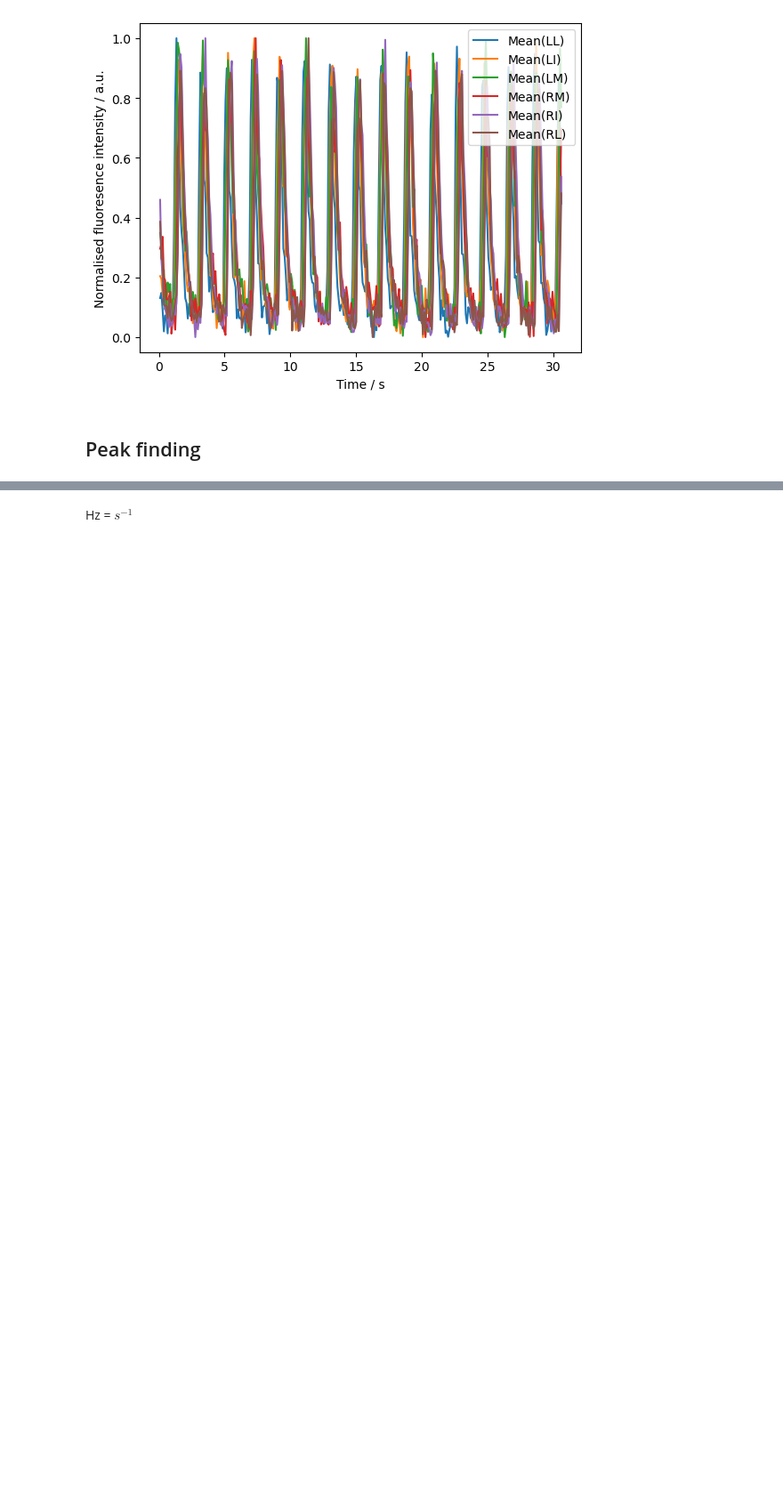
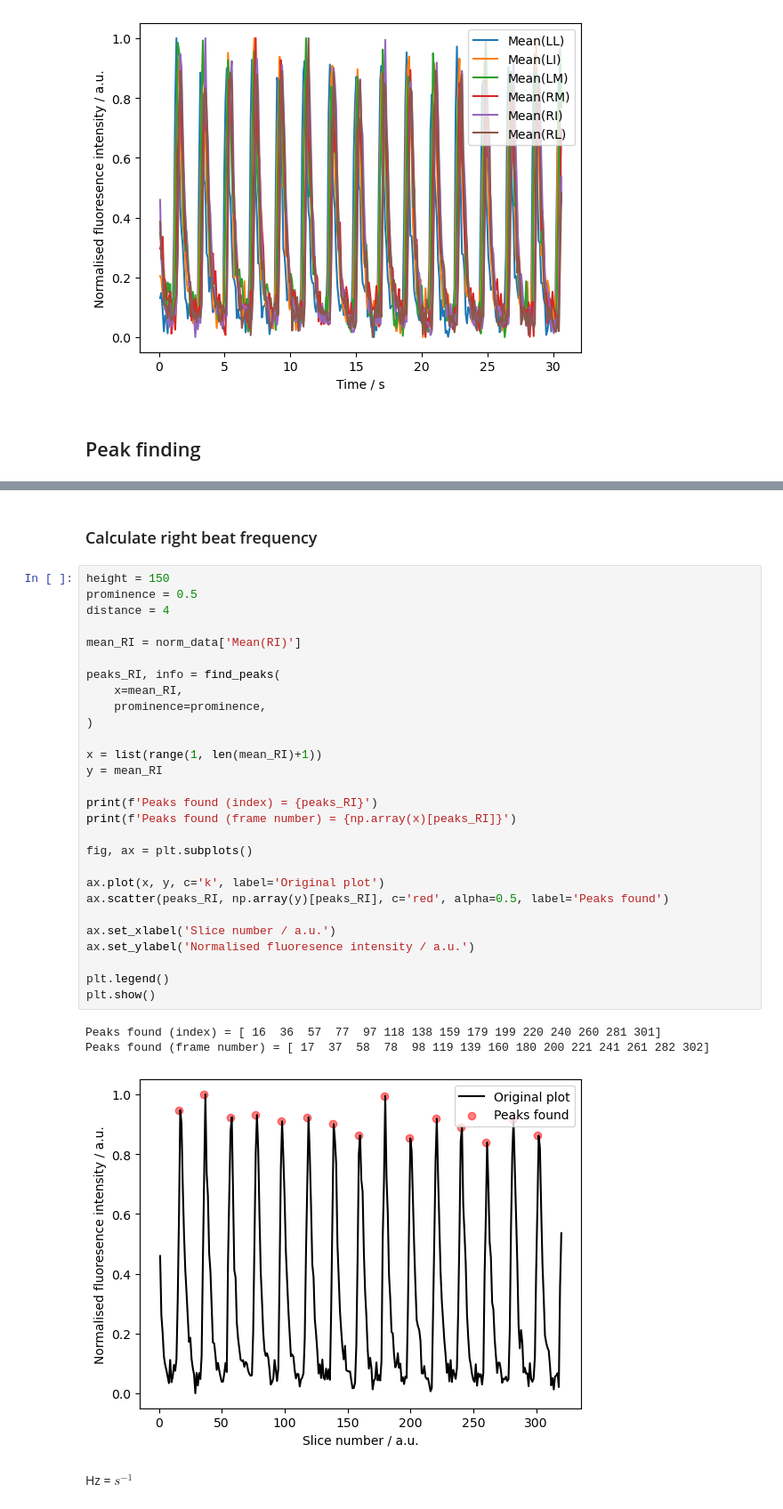
Before and after one commit to KarinaLo747/first_heartbeat, a Jupyter notebook: pipeline.ipynb, the cells around one changed output, grey strips where cells are left out. Shown: that part at 89% size. Cells and saved outputs as stored; diff of their text form; blank space fills up the shorter version.

Commit message:
right beat frequency calculated

```diff
--- a/pipeline.ipynb
+++ b/pipeline.ipynb
@@ -182,3 +190,37 @@ Peaks found (frame number) = [ 16  35  55  76  96 117 138 158 179 199 219 239 25
+# %% [markdown]
+### Calculate right beat frequency
+# %%
+height = 150
+prominence = 0.5
+distance = 4
+
+mean_RI = norm_data['Mean(RI)']
+
+peaks_RI, info = find_peaks(
+    x=mean_RI,
+    prominence=prominence,
+)
+
+x = list(range(1, len(mean_RI)+1))
+y = mean_RI
+
+print(f'Peaks found (index) = {peaks_RI}')
+print(f'Peaks found (frame number) = {np.array(x)[peaks_RI]}')
+
+fig, ax = plt.subplots()
+
+ax.plot(x, y, c='k', label='Original plot')
+ax.scatter(peaks_RI, np.array(y)[peaks_RI], c='red', alpha=0.5, label='Peaks found')
+
+ax.set_xlabel('Slice number / a.u.')
+ax.set_ylabel('Normalised fluoresence intensity / a.u.')
+
+plt.legend()
+plt.show()
+# %% [output]
+Peaks found (index) = [ 16  36  57  77  97 118 138 159 179 199 220 240 260 281 301]
+Peaks found (frame number) = [ 17  37  58  78  98 119 139 160 180 200 221 241 261 282 302]
+[figure, added]
 # %% [markdown]
 Hz = $s^{-1}$
 # %%
```
Also changed, not shown: parts of 4 cells of this notebook.
